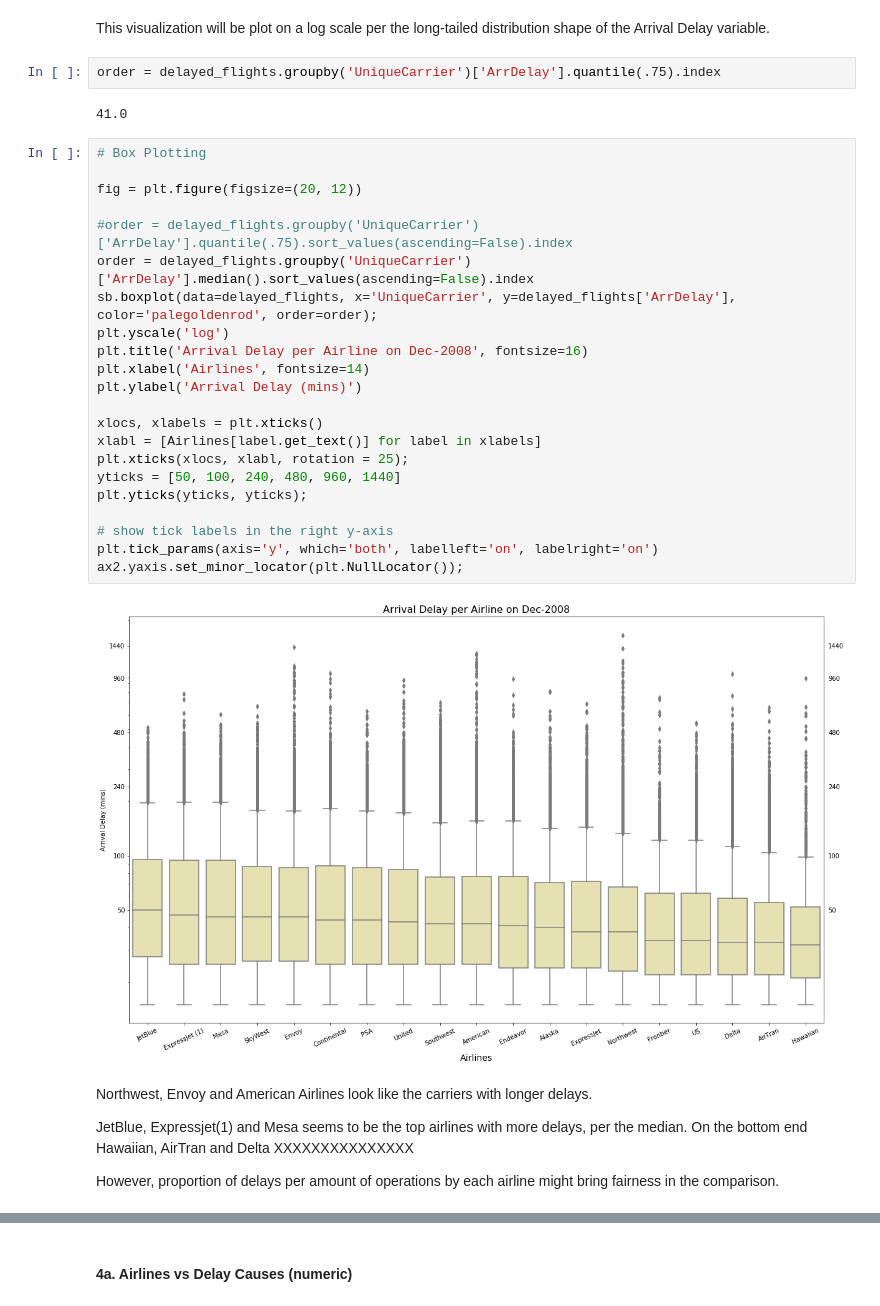
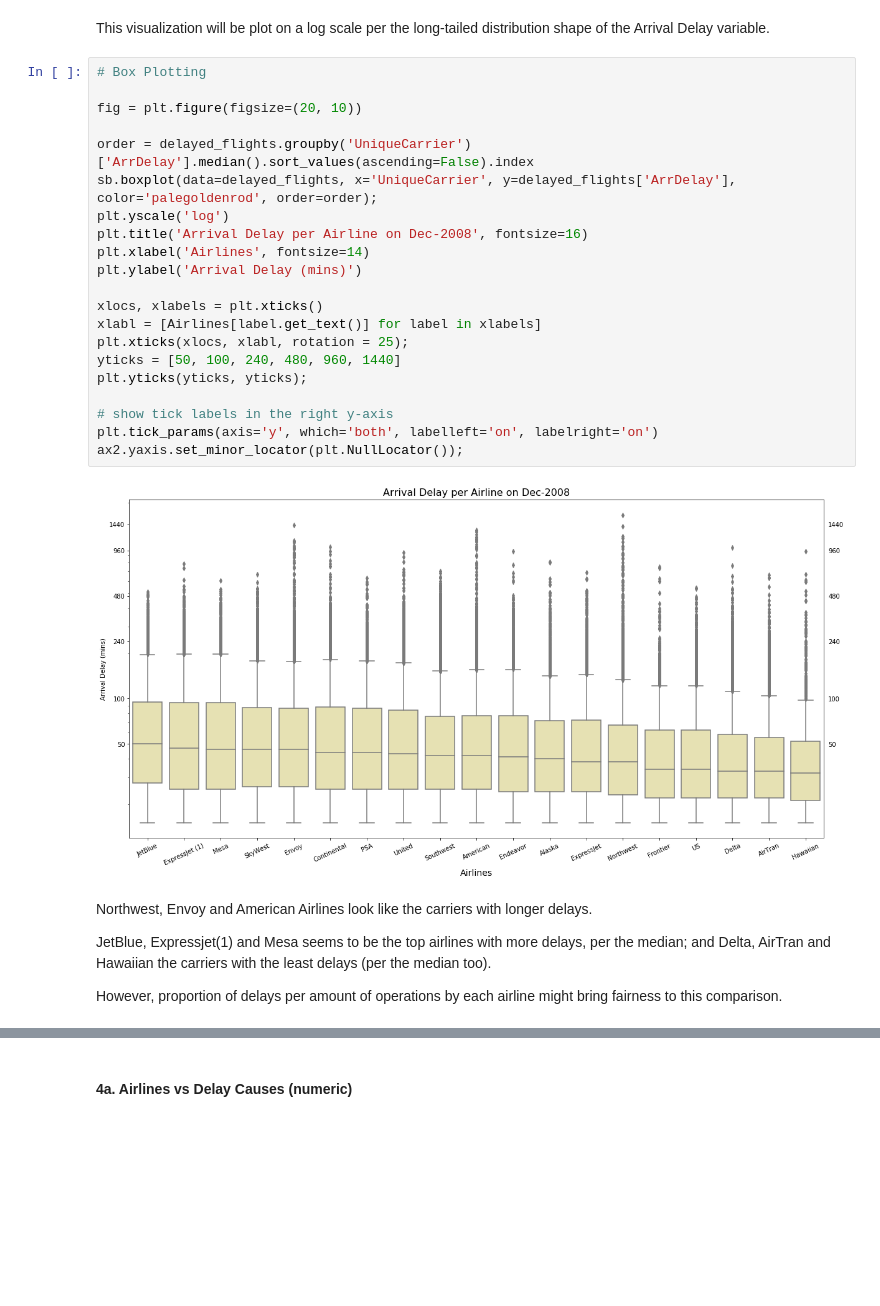
Before and after one commit to thaisruiz/udacity-communicating-data-findings, a Jupyter notebook: Flights_exploration_in_progress.ipynb, the cells around one changed output, grey strips where cells are left out. Saved outputs shown, nothing was run; the diff lists cells and outputs as text; blank space fills up the shorter version.

```diff
--- a/Flights_exploration_in_progress.ipynb
+++ b/Flights_exploration_in_progress.ipynb
@@ -1137,38 +1139,32 @@ NAS and carrier issues seem to be very even as contributing causes to arrival de
 #### 3. Arrival Delay vs Airlines
 # %% [markdown]
 This visualization will be plot on a log scale per the long-tailed distribution shape of the Arrival Delay variable.
-# %%
-order = delayed_flights.groupby('UniqueCarrier')['ArrDelay'].quantile(.75).index
-# %% [output]
-41.0
 # %%
 # Box Plotting
 
-fig = plt.figure(figsize=(20, 12))
+fig = plt.figure(figsize=(20, 10))
 
-#order = delayed_flights.groupby('UniqueCarrier')['ArrDelay'].quantile(.75).sort_values(ascending=False).index
 order = delayed_flights.groupby('UniqueCarrier')['ArrDelay'].median().sort_values(ascending=False).index
 sb.boxplot(data=delayed_flights, x='UniqueCarrier', y=delayed_flights['ArrDelay'], color='palegoldenrod', order=order);
 plt.yscale('log')
 plt.title('Arrival Delay per Airline on Dec-2008', fontsize=16)
 plt.xlabel('Airlines', fontsize=14)
 plt.ylabel('Arrival Delay (mins)')
 
 xlocs, xlabels = plt.xticks()
 xlabl = [Airlines[label.get_text()] for label in xlabels]
 plt.xticks(xlocs, xlabl, rotation = 25);
 yticks = [50, 100, 240, 480, 960, 1440]
 plt.yticks(yticks, yticks);
 
 # show tick labels in the right y-axis
 plt.tick_params(axis='y', which='both', labelleft='on', labelright='on')
 ax2.yaxis.set_minor_locator(plt.NullLocator());
 # %% [output]
-[figure, old version]
+[figure, new version]
 # %% [markdown]
 Northwest, Envoy and American Airlines look like the carriers with longer delays.
 
-JetBlue, Expressjet(1) and Mesa seems to be the top airlines with more delays, per the median.
-On the bottom end Hawaiian, AirTran and Delta XXXXXXXXXXXXXXX
+JetBlue, Expressjet(1) and Mesa seems to be the top airlines with more delays, per the median; and Delta, AirTran and Hawaiian the carriers with the least delays (per the median too).
 
-However, proportion of delays per amount of operations by each airline might bring fairness in the comparison.
+However, proportion of delays per amount of operations by each airline might bring fairness to this comparison.
```
Also changed, not shown: parts of 28 cells of this notebook.
